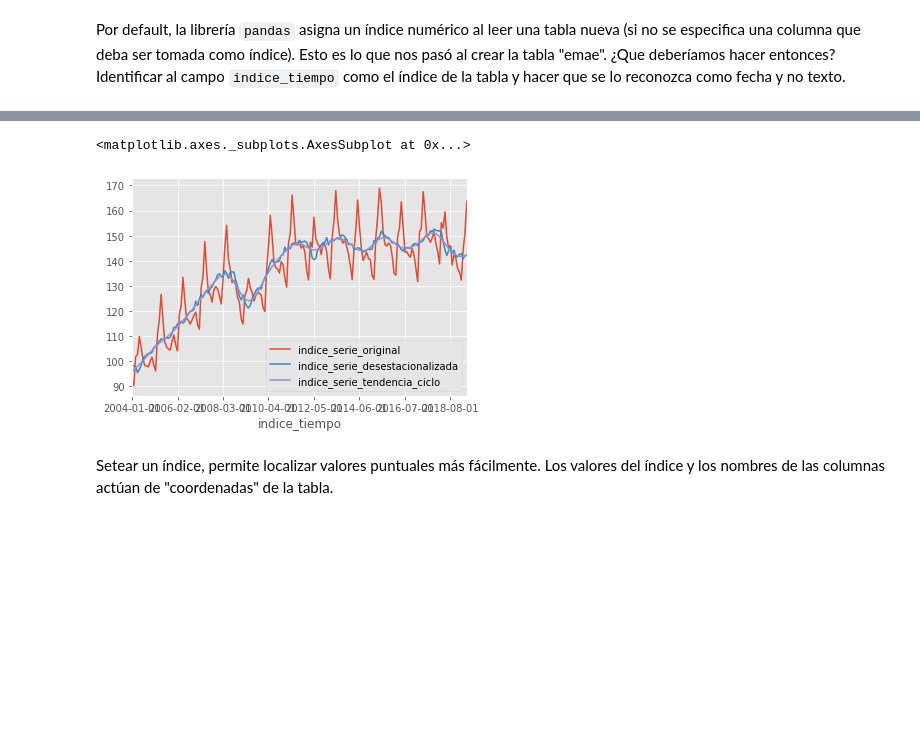
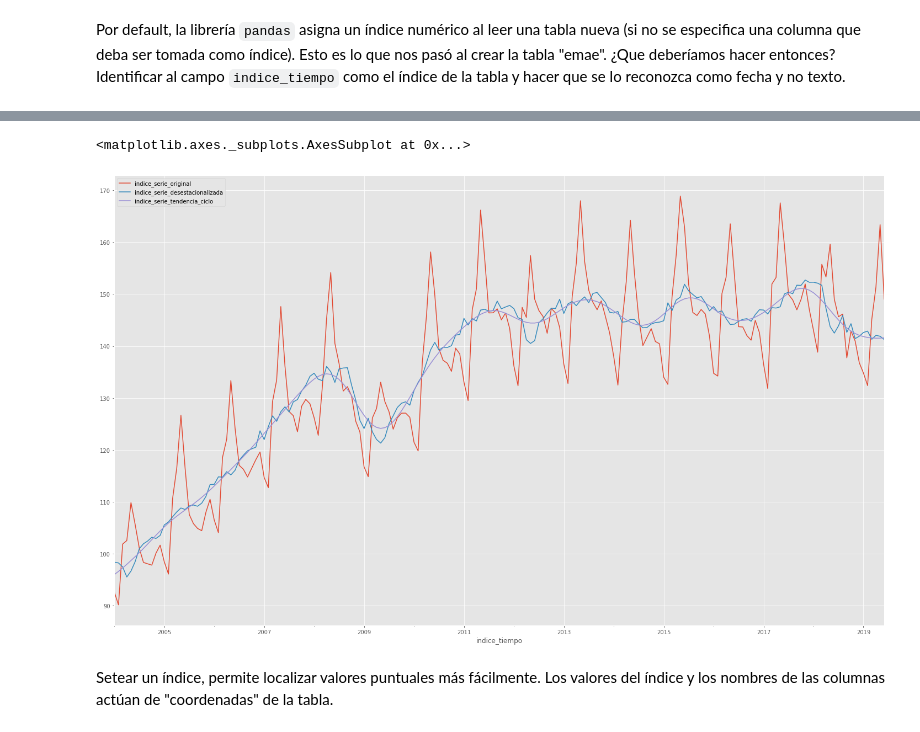
Before and after one commit to datosgobar/analisis-datos-python, a Jupyter notebook: Series de Tiempo/series-tiempo.ipynb, the cells around one changed output, grey strips where cells are left out. Drawn from its saved outputs; the diff is of its cells as text; code cells hidden in the pictures; blank space fills up the shorter version.

```diff
--- a/Series de Tiempo/series-tiempo.ipynb
+++ b/Series de Tiempo/series-tiempo.ipynb
@@ -103,8 +98,8 @@ emae.head()
 # %%
-emae.plot()
+emae.plot(figsize=(25,15))
 # %% [output]
 <matplotlib.axes._subplots.AxesSubplot at 0x...>
-[figure, old version]
+[figure, new version]
 # %% [markdown]
 Setear un índice, permite localizar valores puntuales más fácilmente. Los valores del índice y los nombres de las columnas actúan de "coordenadas" de la tabla.
 # %%
```
Also changed, not shown: parts of 30 cells of this notebook.
